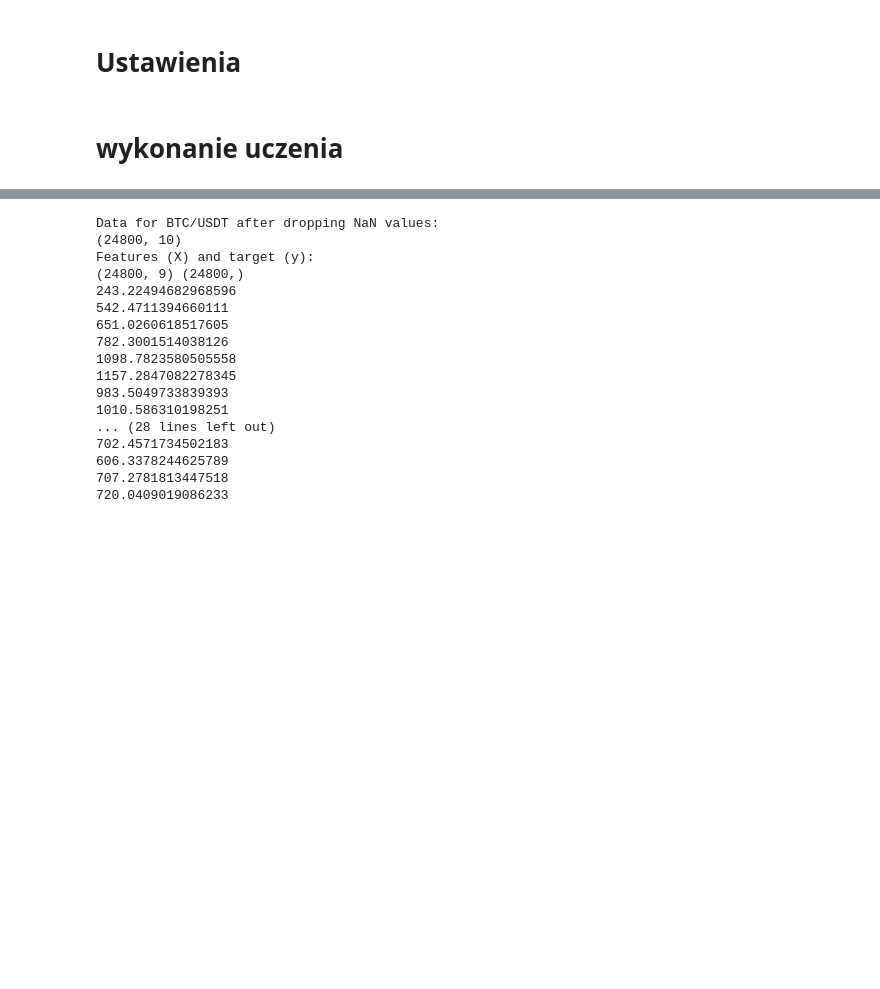
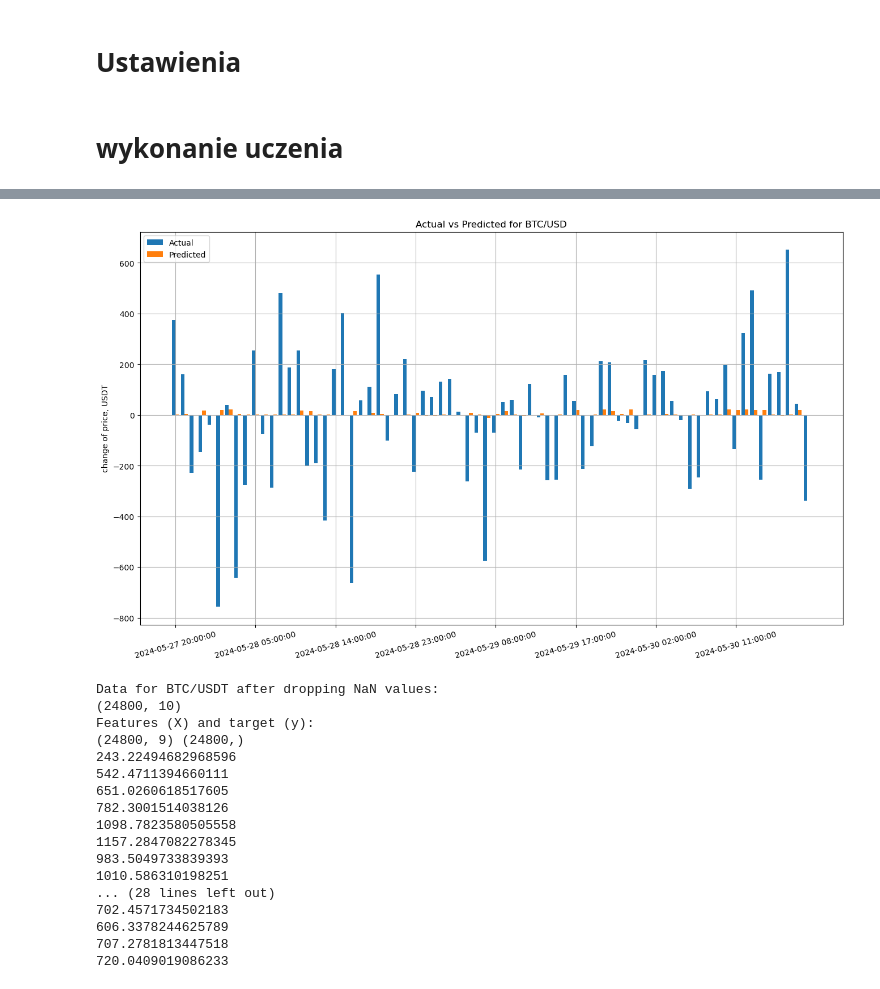
Before and after one commit to szym98/WSB_ML_crypto_model, a Jupyter notebook: Main_CryptoML.ipynb, the cells around one changed output, grey strips where cells are left out. Cells and saved outputs as stored; diff of their text form; code cells hidden in the pictures; blank space fills up the shorter version.

```diff
--- a/Main_CryptoML.ipynb
+++ b/Main_CryptoML.ipynb
@@ -39,11 +39,16 @@ def fetch_ohlcv(symbol, timeframe='1h', n_frames=10000):
     dataframe.set_index('timestamp', inplace=True)
     return dataframe
 
-def past_val(dataframe):
-    #.
-    #.
-    #.
-    return dataframe
+def past_val(df):
+    df2 = pd.DataFrame(columns=["1w"])
+    df2["1w"] = df.iloc[-7*24-1:].values
+    df2.drop(df2.tail(1).index,inplace=True)
+    print(df2.tail)
+    for week in range(len(df)-1):
+        if len(df.iloc[-((week+2)*7*24):-((week+1)*7*24)]) != 0:
+            df2[f'{week+2}w'] = df.iloc[-((week+2)*7*24):-((week+1)*7*24)].values
+    print(df2.tail)
+    return df2
 
 
 def model_training(symbol, timeframe, n_frames):
@@ -63,7 +68,7 @@ def model_training(symbol, timeframe, n_frames):
         raise ValueError(f"Dataframe for {symbol} is empty after dropping NaN values. Check data fetching and indicator calculation steps.")
 
     #X = dataframe.drop(['close'], axis=1)
-    X = past_val(dataframe)  # funkcja zwracająca ceny zamknięcia z poprzednich okresów (np. tygodni)
+    X = past_val(dataframe['close'])  # funkcja zwracająca ceny zamknięcia z poprzednich okresów (np. tygodni)
     y = dataframe['close'] # ceny zamknięcia z badanego bieżącego okresu
 
 
@@ -115,7 +120,7 @@ def model_training(symbol, timeframe, n_frames):
 # Settings
 symbols= ['BTC/USD', 'ETH/USD', 'DOT/USD', 'ADA/USD', 'SOL/USD']
 timeframes = ['1h', '30m', '15m', '5m', '1m']
-n_frames = 500
+n_frames = 24*7*50+200
 # %% [markdown]
 # wykonanie uczenia
 # %%
@@ -129,3 +147,24 @@ UFuncTypeError: ufunc 'matmul' did not contain a loop with signature matching ty
+# %%
+# TEST
+symbol = symbols[0]
+temp_val = a
+temp_pred = b
+fig, ax = plt.subplots(figsize=(16, 9))
+last_n_frames = 72  # ostatnie 3 dni
+x_temp = np.arange(len(temp_val.index[-last_n_frames:]))
+w = 0.4
+ax.bar(x_temp - w/2, temp_val.iloc[-last_n_frames:], width=w, label="Actual")
+ax.bar(x_temp + w/2, temp_pred[-last_n_frames:], width=w, label="Predicted")
+ax.set_ylabel("change of price, USDT")
+ax.set_xticks(x_temp)
+ax.set_xticklabels(temp_val.index[-last_n_frames:].astype(str), rotation=15)
+plt.locator_params(axis="x", nbins=8)
+ax.grid(True)
+ax.set_title(f"Actual vs Predicted for {symbol}")
+ax.legend()
+plt.show()
+# %% [output]
+[figure, new version]
 # %%
 values = {}
 predictions = {}
```
Also changed, not shown: parts of 3 cells of this notebook.
